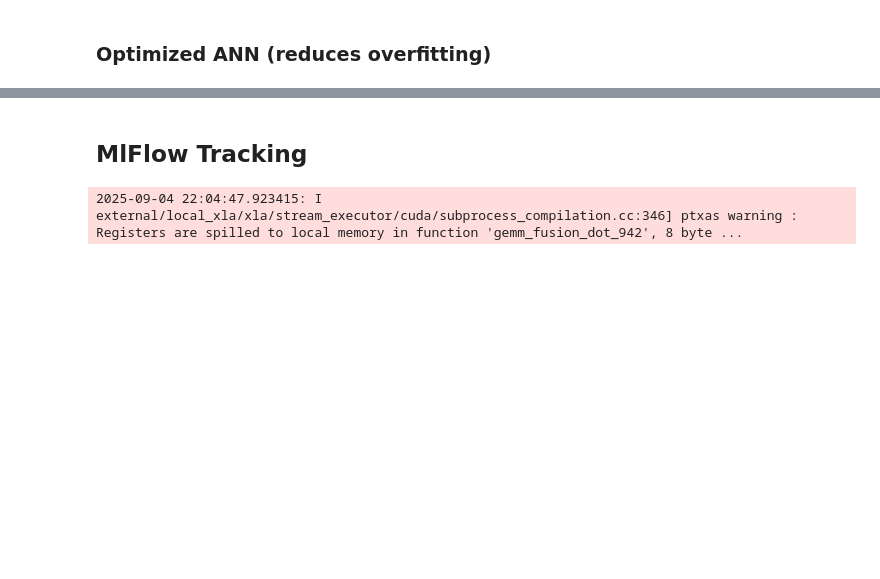
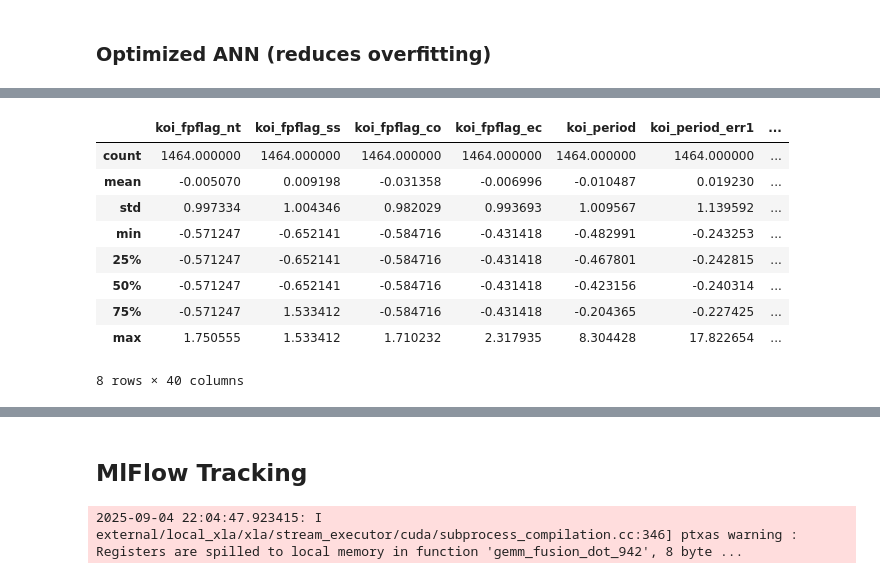
Before and after one commit to laksh-krishna-sharma/exovision, a Jupyter notebook: exo-model/exo.ipynb, the cells around one changed output, grey strips where cells are left out. Saved outputs shown, nothing was run; the diff lists cells and outputs as text; code cells hidden in the pictures; blank space fills up the shorter version.

```diff
--- a/exo-model/exo.ipynb
+++ b/exo-model/exo.ipynb
@@ -945,0 +944,13 @@ plt.show()
+# %%
+X_test.describe()
+# %% [output]
+|  | koi_fpflag_nt | koi_fpflag_ss | koi_fpflag_co | koi_fpflag_ec | koi_period | koi_period_err1 | ... |
+| count | 1464.000000 | 1464.000000 | 1464.000000 | 1464.000000 | 1464.000000 | 1464.000000 | ... |
+| mean | -0.005070 | 0.009198 | -0.031358 | -0.006996 | -0.010487 | 0.019230 | ... |
+| std | 0.997334 | 1.004346 | 0.982029 | 0.993693 | 1.009567 | 1.139592 | ... |
+| min | -0.571247 | -0.652141 | -0.584716 | -0.431418 | -0.482991 | -0.243253 | ... |
+| 25% | -0.571247 | -0.652141 | -0.584716 | -0.431418 | -0.467801 | -0.242815 | ... |
+| 50% | -0.571247 | -0.652141 | -0.584716 | -0.431418 | -0.423156 | -0.240314 | ... |
+| 75% | -0.571247 | 1.533412 | -0.584716 | -0.431418 | -0.204365 | -0.227425 | ... |
+| max | 1.750555 | 1.533412 | 1.710232 | 2.317935 | 8.304428 | 17.822654 | ... |
+8 rows × 40 columns
```
Also changed, not shown: parts of 13 cells of this notebook, 1 other file.
